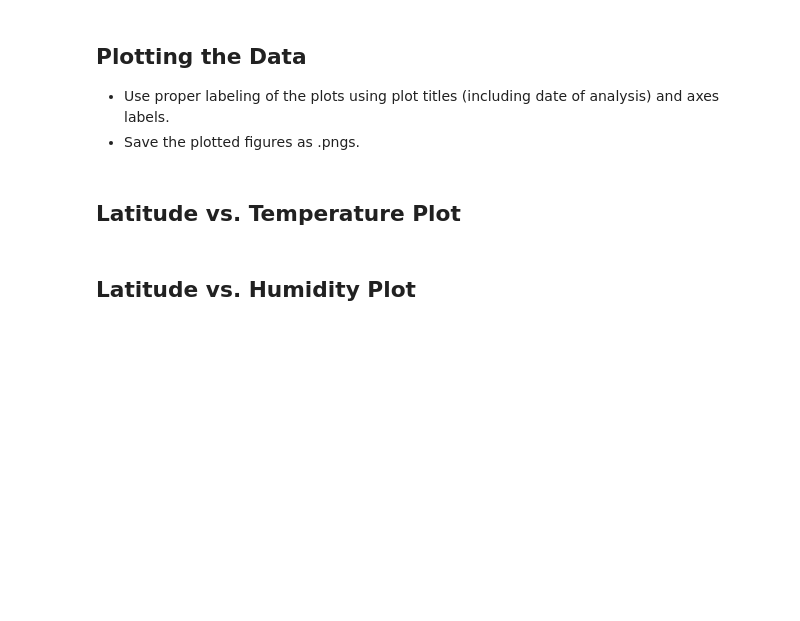
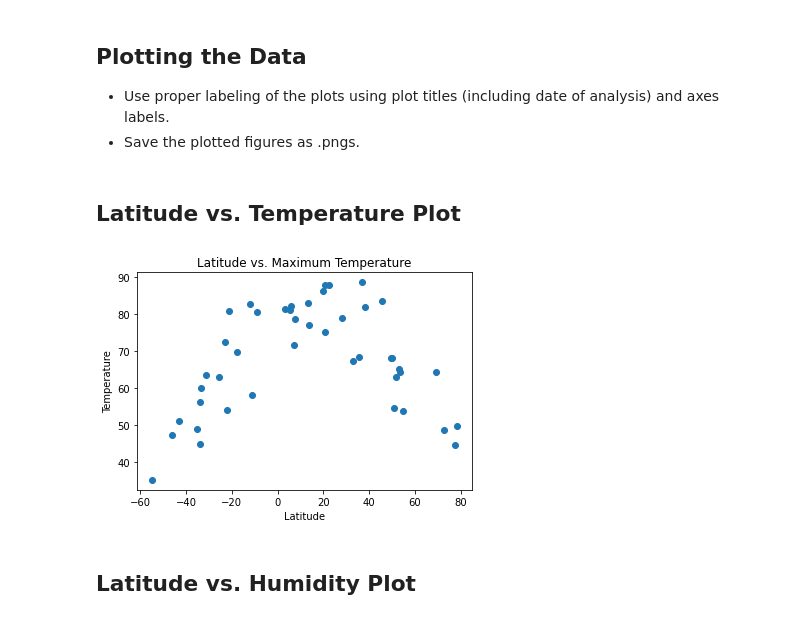
Before and after one commit to anishachaudhari/python-api-challenge, a Jupyter notebook: starter_code/WeatherPy.ipynb, the cells around one changed output. Cells and saved outputs as stored; diff of their text form; code cells hidden in the pictures; blank space fills up the shorter version.

```diff
--- a/starter_code/WeatherPy.ipynb
+++ b/starter_code/WeatherPy.ipynb
@@ -55,13 +56,14 @@ print(len(cities))
 # %%
 # url  and unit variables
 
-url = "http://api.openweathermap.org/data/3.0/weather?"
+url = "http://api.openweathermap.org/data/2.5/weather?"
 units = "imperial"
 query_url = f"{url}appid={weather_api_key}&units={units}&q="
 
 # empyt lists
 
 city_name = []
+city_id = []
 cloudiness = []
 country = []
 date = []
@@ -72,7 +74,7 @@ temp = []
 windspeed = []
 
 # loop through cities and perform request for data
-
+cities = cities[0:50] #delete this line after done debugging
 i = 1
 for city in cities:
     city = city
@@ -83,6 +85,7 @@ for city in cities:
     try:
 
         city_name.append(response["name"])
+        city_id.append(response["id"])
         cloudiness.append(response["clouds"]["all"])
         country.append(response["sys"]["country"])
         date.append(response["dt"])
@@ -92,7 +95,10 @@ for city in cities:
         temp.append(response["main"]["temp_max"])
         windspeed.append(response["wind"]["speed"])
         i+=1
-        print(f"City Name: {city}")
+        #print(f"City: {city}, City ID: {response["id"]}")
+        #print(response["id"])
+        id = response["id"]
+        print(f"City: {city}, City ID: {id}")
 
 
     except (KeyError):
@@ -119,3 +125,23 @@ City not found...
 ### Convert Raw Data to DataFrame
 * Export the city data into a .csv.
 * Display the DataFrame
+# %%
+# Create dataframe of data
+
+weather_df = pd.DataFrame({"City": city_name,
+                           "City ID": city_id,
+                           "Cloudiness": cloudiness,
+                           "Country": country,
+                           "Date": date,
+                           "Humidity": humidity,
+                           "Lat": lats,
+                           "Lng": lngs,
+                           "Max Temp": temp,
+                           "Wind Speed": windspeed})
+
+# Export data into .csv
+
+weather_df.to_csv("/Users/anishachaudhari/Desktop/output_files.csv", encoding="utf-8", index=False)
+
+# Display dataframe
+weather_df.head(5)
@@ -123,5 +156,7 @@ City not found...
 ## Inspect the data and remove the cities where the humidity > 100%.
 ----
 Skip this step if there are no cities that have humidity > 100%.
+# %%
+weather_df["Humidity_100"] = weather_df["Humidity"].apply(lambda x : 1 if x > 100 else 0)
 # %%
 # iterate through results for each city in cities if humidity > 100%
@@ -136,5 +182,17 @@ Skip this step if there are no cities that have humidity > 100%.
 * Save the plotted figures as .pngs.
 # %% [markdown]
 ## Latitude vs. Temperature Plot
+# %%
+# Create a Scatter Plot for latitude vs temp
+
+x_values = weather_df["Lat"]
+y_values = weather_df["Max Temp"]
+plt.scatter(x_values,y_values)
+plt.xlabel("Latitude")
+plt.ylabel("Temperature")
+plt.title("Latitude vs. Maximum Temperature")
+plt.show()
+# %% [output]
+[figure, added]
 # %% [markdown]
 ## Latitude vs. Humidity Plot
```
Also changed, not shown: parts of 19 cells of this notebook.
